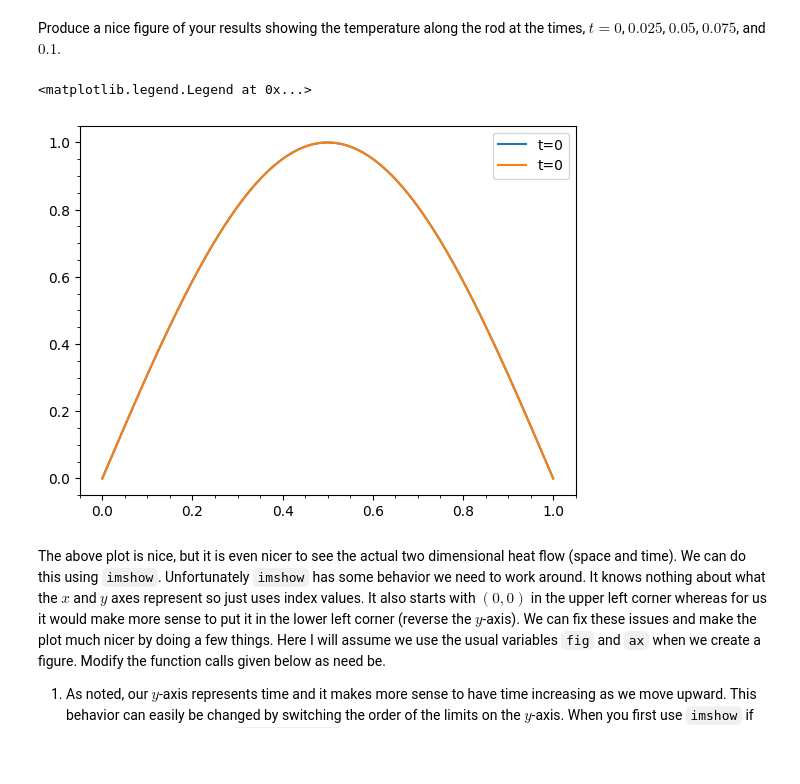
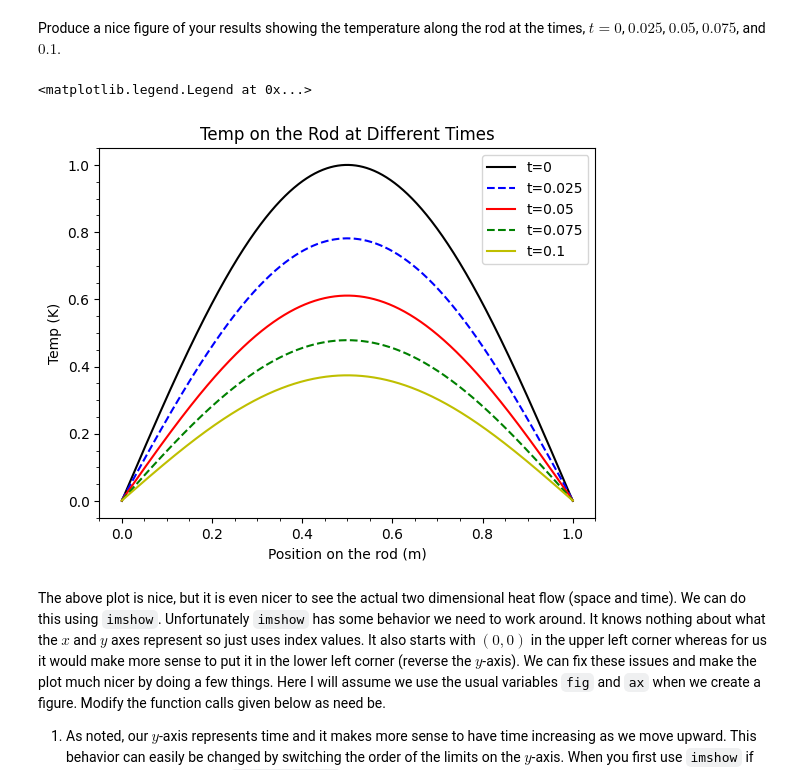
Before and after one commit to kh-bh/Physics_coursework, a Jupyter notebook: PHYS_250/Labs/Lab07.ipynb, the cells around one changed output. Cells and saved outputs as stored; diff of their text form; code cells hidden in the pictures; blank space fills up the shorter version.

```diff
--- a/PHYS_250/Labs/Lab07.ipynb
+++ b/PHYS_250/Labs/Lab07.ipynb
@@ -78,6 +78,7 @@ N_x = 1001
 N_t = 1001
 
 dx = 1/1000
+rod_coord = np.linspace(0, 1, N_x)
 
 dt = 1e-4
 r = dt / (2*dx**2)
@@ -86,14 +87,14 @@ T = np.zeros((N_t,N_x))
 
 T_test = T.copy()
 
-T[0] = np.sin(np.pi*(np.linspace(0, 1, N_x)))
+T[0] = np.sin(np.pi* rod_coord)
 ab=coefficient_matrix(N_x,r)
 
 for i in range(1,N_x):
     T[i] = la.solve_banded((1,1), ab, tau(T[i-1],r))
 
 for i in range(N_x):
-    T_test[i] = (np.exp(-np.pi**2 * dt * i)) * np.sin(np.pi * (np.linspace(0,1,N_x)))
+    T_test[i] = (np.exp(-np.pi**2 * dt * i)) * np.sin(np.pi * rod_coord)
 
 #assert(np.allclose(T, T_test))
 
@@ -123,22 +124,30 @@ Produce a nice figure of your results showing the temperature along the rod at t
 # %%
 times = [0, 0.025, 0.05, 0.075, 0.1]
 
 fig = plt.figure()
 ax = fig.add_subplot(111)
 
 n = int(times[0]/dt)
-ax.plot(x, T[n], label='t=%g'%times[0])
+ax.plot(rod_coord, T[n], 'k-', label=f't={times[0]}')
+n = int(times[1]/dt)
+ax.plot(rod_coord, T[n], 'b--', label=f't={times[1]}')
+n = int(times[2]/dt)
+ax.plot(rod_coord, T[n], 'r', label=f't={times[2]}')
+n = int(times[3]/dt)
+ax.plot(rod_coord, T[n], 'g--', label=f't={times[3]}')
+n = int(times[4]/dt)
+ax.plot(rod_coord, T[n], 'y-', label=f't={times[4]}')
 
 
-ax.set_xlabel('')
-ax.set_ylabel('')
+ax.set_xlabel('Position on the rod (m)')
+ax.set_ylabel('Temp (K)')
 
-ax.set_title("")
+ax.set_title("Temp on the Rod at Different Times")
 ax.minorticks_on()
 ax.legend()
 # %% [output]
 <matplotlib.legend.Legend at 0x...>
-[figure, old version]
+[figure, new version]
 # %% [markdown]
 The above plot is nice, but it is even nicer to see the actual two dimensional heat flow (space and time). We can do this using `imshow`. Unfortunately `imshow` has some behavior we need to work around. It knows nothing about what the $x$ and $y$ axes represent so just uses index values. It also starts with $(0,0)$ in the upper left corner whereas for us it would make more sense to put it in the lower left corner (reverse the $y$-axis). We can fix these issues and make the plot much nicer by doing a few things. Here I will assume we use the usual variables `fig` and `ax` when we create a figure. Modify the function calls given below as need be.
 
```
Also changed, not shown: parts of 9 cells of this notebook, 1 other file.
